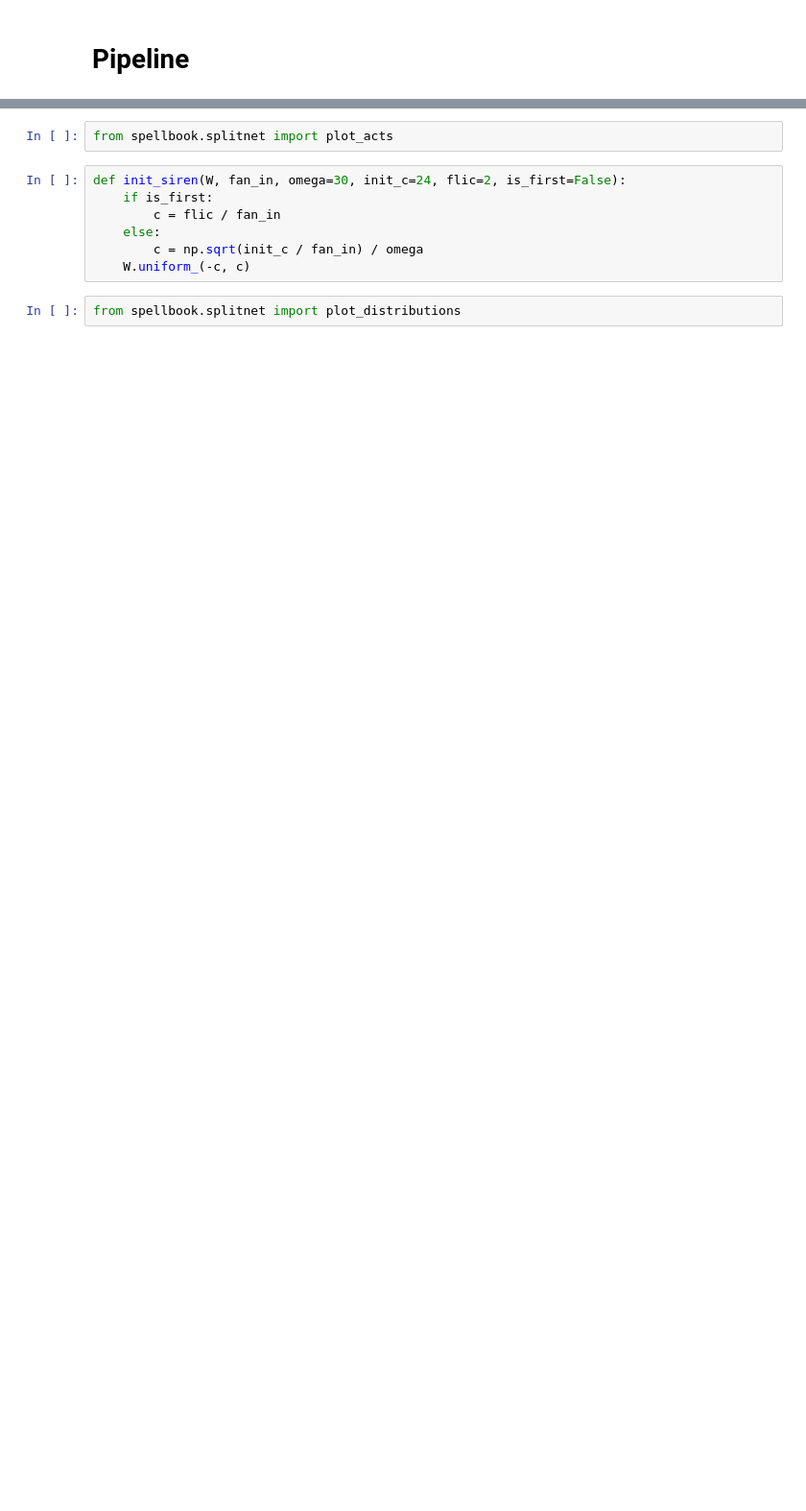
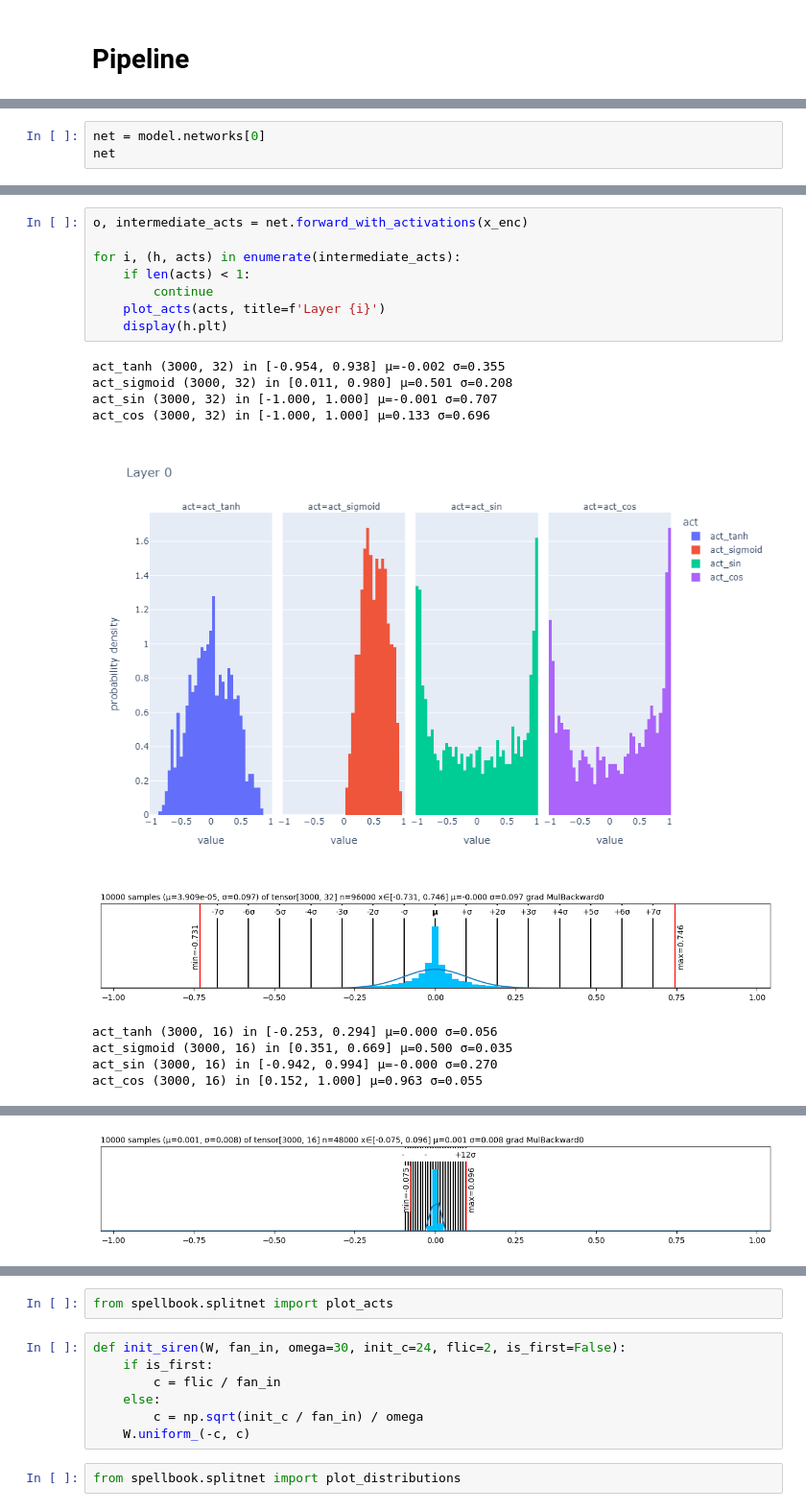
Before and after one commit to kilianovski/my-neural-fields, a Jupyter notebook: notebooks/draft_01/story_01_splitnet.ipynb, the cells around one changed output, grey strips where cells are left out. Shown at 96% size. Drawn from its saved outputs; the diff is of its cells as text; blank space fills up the shorter version.

```diff
--- a/notebooks/draft_01/story_01_splitnet.ipynb
+++ b/notebooks/draft_01/story_01_splitnet.ipynb
@@ -100,0 +93,3 @@ lt.monkey_patch()
+# %%
+net = model.networks[0]
+net
@@ -100,0 +112,19 @@ lt.monkey_patch()
+# %%
+o, intermediate_acts = net.forward_with_activations(x_enc)
+
+for i, (h, acts) in enumerate(intermediate_acts):
+    if len(acts) < 1:
+        continue
+    plot_acts(acts, title=f'Layer {i}')
+    display(h.plt)
+# %% [output]
+act_tanh (3000, 32) in [-0.954, 0.938] μ=-0.002 σ=0.355
+act_sigmoid (3000, 32) in [0.011, 0.980] μ=0.501 σ=0.208
+act_sin (3000, 32) in [-1.000, 1.000] μ=-0.001 σ=0.707
+act_cos (3000, 32) in [-1.000, 1.000] μ=0.133 σ=0.696
+[figure, added]
+[figure, added]
+act_tanh (3000, 16) in [-0.253, 0.294] μ=0.000 σ=0.056
+act_sigmoid (3000, 16) in [0.351, 0.669] μ=0.500 σ=0.035
+act_sin (3000, 16) in [-0.942, 0.994] μ=-0.000 σ=0.270
+act_cos (3000, 16) in [0.152, 1.000] μ=0.963 σ=0.055
@@ -100,0 +132 @@ lt.monkey_patch()
+[figure, added]
```
Also changed, not shown: parts of 40 cells of this notebook, 22 other files.
